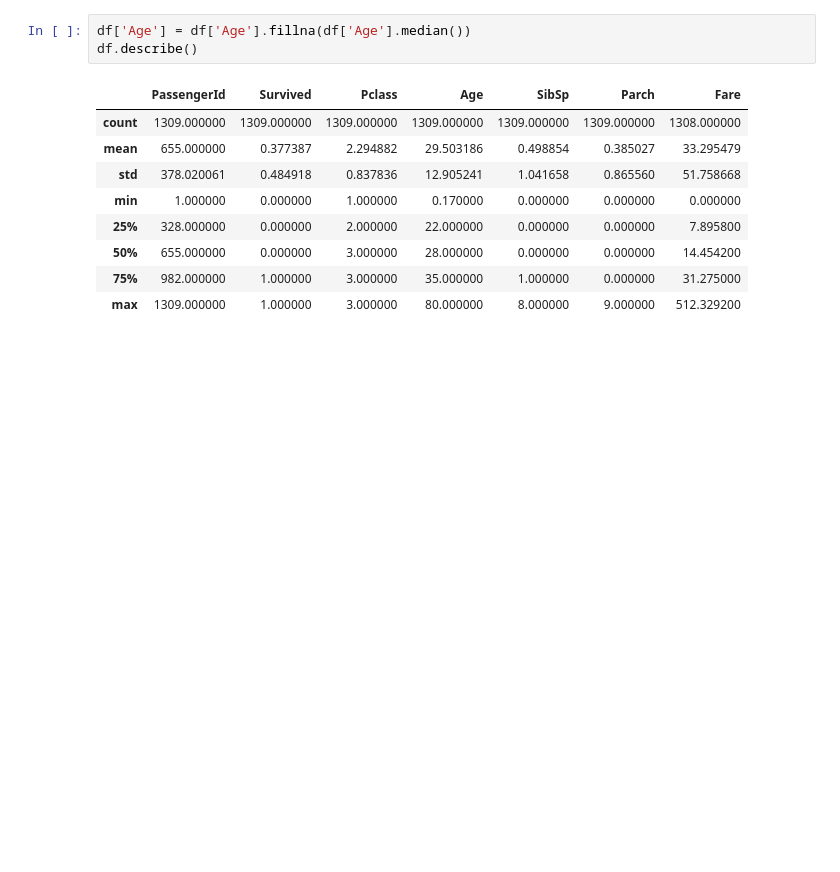
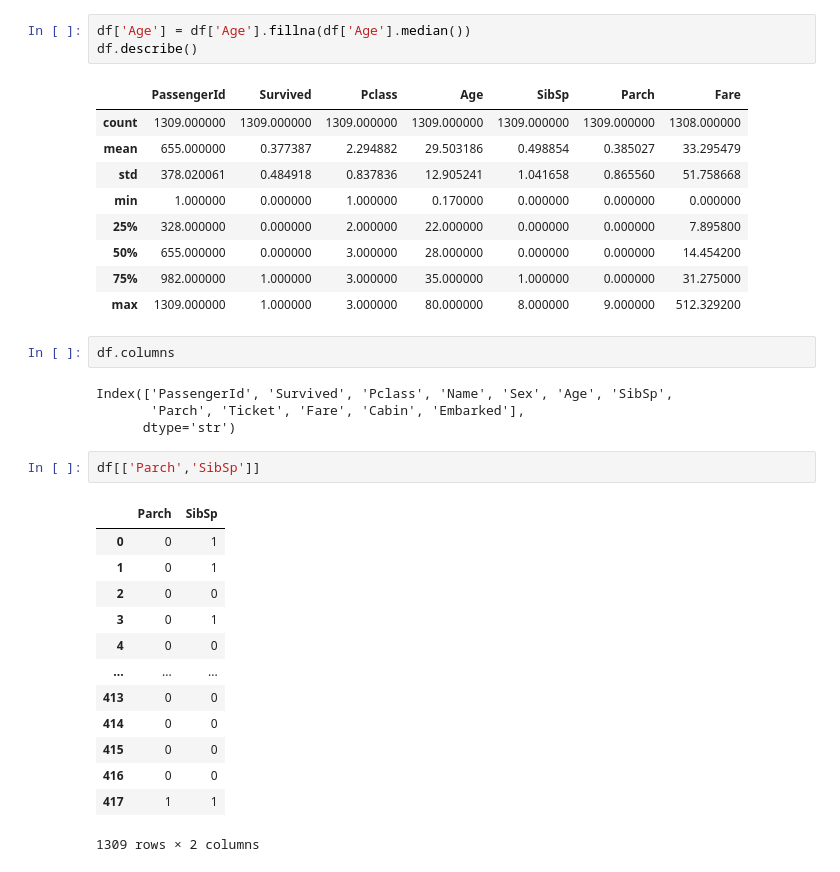
Before and after one commit to FelipeBarretoLima/Titanic-kaggle, a Jupyter notebook: titanic/analise.ipynb, the cells around one changed output. Saved outputs shown, nothing was run; the diff lists cells and outputs as text; blank space fills up the shorter version.

```diff
--- a/titanic/analise.ipynb
+++ b/titanic/analise.ipynb
@@ -85,3 +85,25 @@ df.describe()
 | 50% | 655.000000 | 0.000000 | 3.000000 | 28.000000 | 0.000000 | 0.000000 | 14.454200 |
 | 75% | 982.000000 | 1.000000 | 3.000000 | 35.000000 | 1.000000 | 0.000000 | 31.275000 |
 | max | 1309.000000 | 1.000000 | 3.000000 | 80.000000 | 8.000000 | 9.000000 | 512.329200 |
+# %%
+df.columns
+# %% [output]
+Index(['PassengerId', 'Survived', 'Pclass', 'Name', 'Sex', 'Age', 'SibSp',
+       'Parch', 'Ticket', 'Fare', 'Cabin', 'Embarked'],
+      dtype='str')
+# %%
+df[['Parch','SibSp']]
+# %% [output]
+|  | Parch | SibSp |
+| 0 | 0 | 1 |
+| 1 | 0 | 1 |
+| 2 | 0 | 0 |
+| 3 | 0 | 1 |
+| 4 | 0 | 0 |
+| ... | ... | ... |
+| 413 | 0 | 0 |
+| 414 | 0 | 0 |
+| 415 | 0 | 0 |
+| 416 | 0 | 0 |
+| 417 | 1 | 1 |
+1309 rows × 2 columns
```
Also changed, not shown: parts of 1 cell of this notebook.
